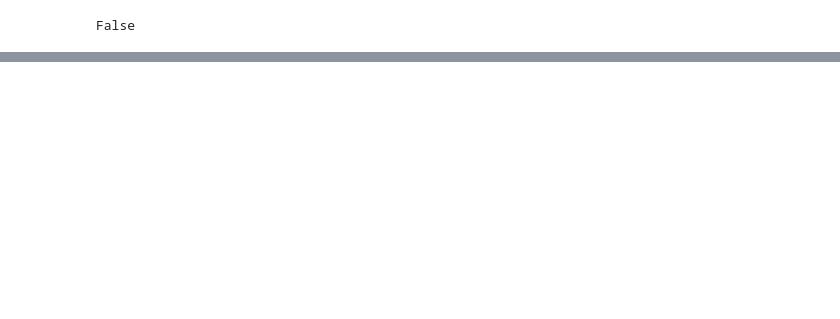
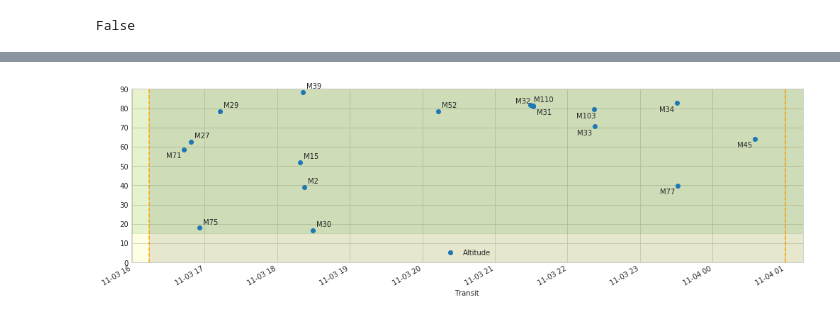
Before and after one commit to pozar87/apts, a Jupyter notebook: Test.ipynb, the cells around one changed output, grey strips where cells are left out. Saved outputs shown, nothing was run; the diff lists cells and outputs as text; code cells hidden in the pictures; blank space fills up the shorter version.

Commit message:
Add Messier objects list
* Messier catalog
* Plot list of visible Messier objects
* Plot graph of Messier objects
* Set time limit for return

```diff
--- a/Test.ipynb
+++ b/Test.ipynb
@@ -43,0 +65,4 @@ False
+# %%
+o.plot_visible_messier()
+# %% [output]
+[figure, added]
```
Also changed, not shown: parts of 5 cells of this notebook, 6 other files.
